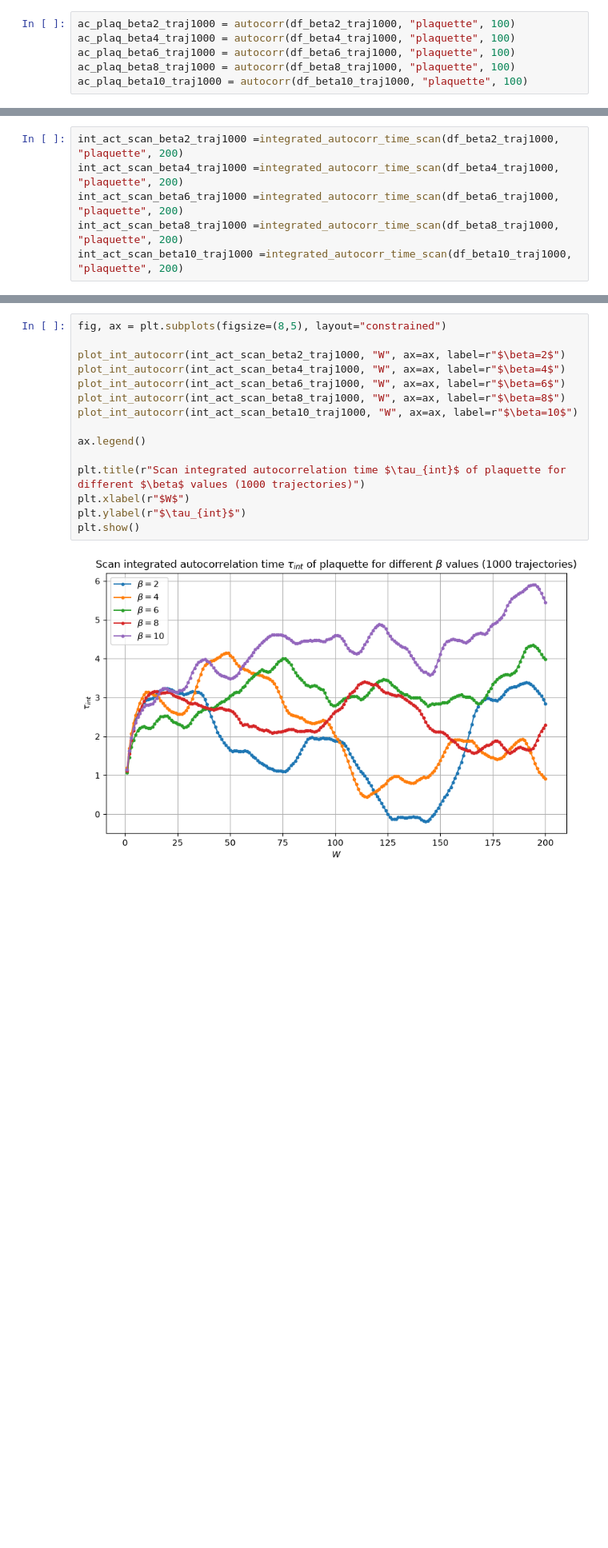
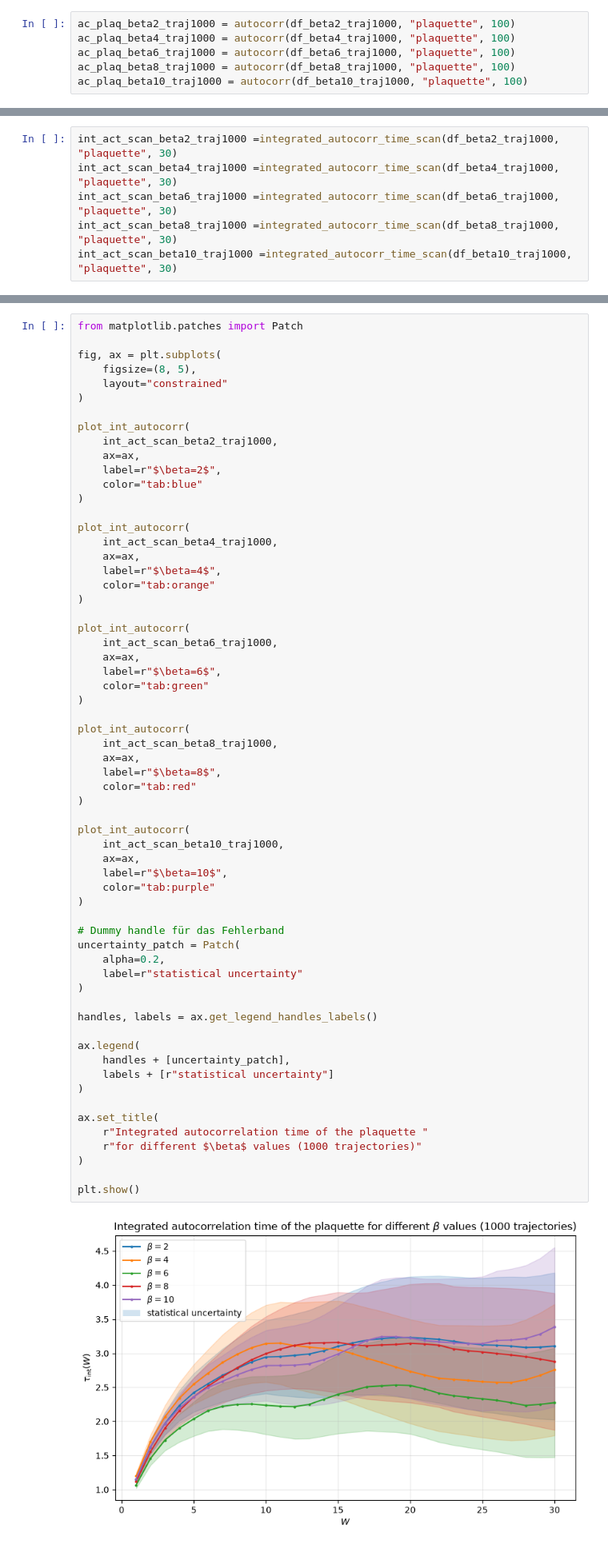
Before and after one commit to mfbecker93/SU-2-pure-gauge, a Jupyter notebook: analysis/analysis_pure_gauge.ipynb, the cells around one changed output, grey strips where cells are left out. Shown at 80% size. Saved outputs shown, nothing was run; the diff lists cells and outputs as text; blank space fills up the shorter version.

```diff
--- a/analysis/analysis_pure_gauge.ipynb
+++ b/analysis/analysis_pure_gauge.ipynb
@@ -462,6 +482,6 @@ int_act_scan_beta10_traj100 =integrated_autocorr_time_scan(df_beta10_traj100, "p
 # %%
-int_act_scan_beta2_traj1000 =integrated_autocorr_time_scan(df_beta2_traj1000, "plaquette", 200)
-int_act_scan_beta4_traj1000 =integrated_autocorr_time_scan(df_beta4_traj1000, "plaquette", 200)
-int_act_scan_beta6_traj1000 =integrated_autocorr_time_scan(df_beta6_traj1000, "plaquette", 200)
-int_act_scan_beta8_traj1000 =integrated_autocorr_time_scan(df_beta8_traj1000, "plaquette", 200)
-int_act_scan_beta10_traj1000 =integrated_autocorr_time_scan(df_beta10_traj1000, "plaquette", 200)
+int_act_scan_beta2_traj1000 =integrated_autocorr_time_scan(df_beta2_traj1000, "plaquette", 30)
+int_act_scan_beta4_traj1000 =integrated_autocorr_time_scan(df_beta4_traj1000, "plaquette", 30)
+int_act_scan_beta6_traj1000 =integrated_autocorr_time_scan(df_beta6_traj1000, "plaquette", 30)
+int_act_scan_beta8_traj1000 =integrated_autocorr_time_scan(df_beta8_traj1000, "plaquette", 30)
+int_act_scan_beta10_traj1000 =integrated_autocorr_time_scan(df_beta10_traj1000, "plaquette", 30)
@@ -506,20 +627,67 @@ plt.show()
 # %%
-fig, ax = plt.subplots(figsize=(8,5), layout="constrained")
+from matplotlib.patches import Patch
 
-plot_int_autocorr(int_act_scan_beta2_traj1000, "W", ax=ax, label=r"$\beta=2$")
-plot_int_autocorr(int_act_scan_beta4_traj1000, "W", ax=ax, label=r"$\beta=4$")
-plot_int_autocorr(int_act_scan_beta6_traj1000, "W", ax=ax, label=r"$\beta=6$")
-plot_int_autocorr(int_act_scan_beta8_traj1000, "W", ax=ax, label=r"$\beta=8$")
-plot_int_autocorr(int_act_scan_beta10_traj1000, "W", ax=ax, label=r"$\beta=10$")
+fig, ax = plt.subplots(
+    figsize=(8, 5),
+    layout="constrained"
+)
 
-ax.legend()
+plot_int_autocorr(
+    int_act_scan_beta2_traj1000,
+    ax=ax,
+    label=r"$\beta=2$",
+    color="tab:blue"
+)
 
-plt.title(r"Scan integrated autocorrelation time $\tau_{int}$ of plaquette for different $\beta$ values (1000 trajectories)")
-plt.xlabel(r"$W$")
-plt.ylabel(r"$\tau_{int}$")
+plot_int_autocorr(
+    int_act_scan_beta4_traj1000,
+    ax=ax,
+    label=r"$\beta=4$",
+    color="tab:orange"
+)
+
+plot_int_autocorr(
+    int_act_scan_beta6_traj1000,
+    ax=ax,
+    label=r"$\beta=6$",
+    color="tab:green"
+)
+
+plot_int_autocorr(
+    int_act_scan_beta8_traj1000,
+    ax=ax,
+    label=r"$\beta=8$",
+    color="tab:red"
+)
+
+plot_int_autocorr(
+    int_act_scan_beta10_traj1000,
+    ax=ax,
+    label=r"$\beta=10$",
+    color="tab:purple"
+)
+
+# Dummy handle für das Fehlerband
+uncertainty_patch = Patch(
+    alpha=0.2,
+    label=r"statistical uncertainty"
+)
+
+handles, labels = ax.get_legend_handles_labels()
+
+ax.legend(
+    handles + [uncertainty_patch],
+    labels + [r"statistical uncertainty"]
+)
+
+ax.set_title(
+    r"Integrated autocorrelation time of the plaquette "
+    r"for different $\beta$ values (1000 trajectories)"
+)
+
 plt.show()
 # %% [output]
-[figure, old version]
+[figure, new version]
 # %%
 def tau_exp_from_tau_int(tau_int, S=1):
 
```
Also changed, not shown: parts of 12 cells of this notebook.
